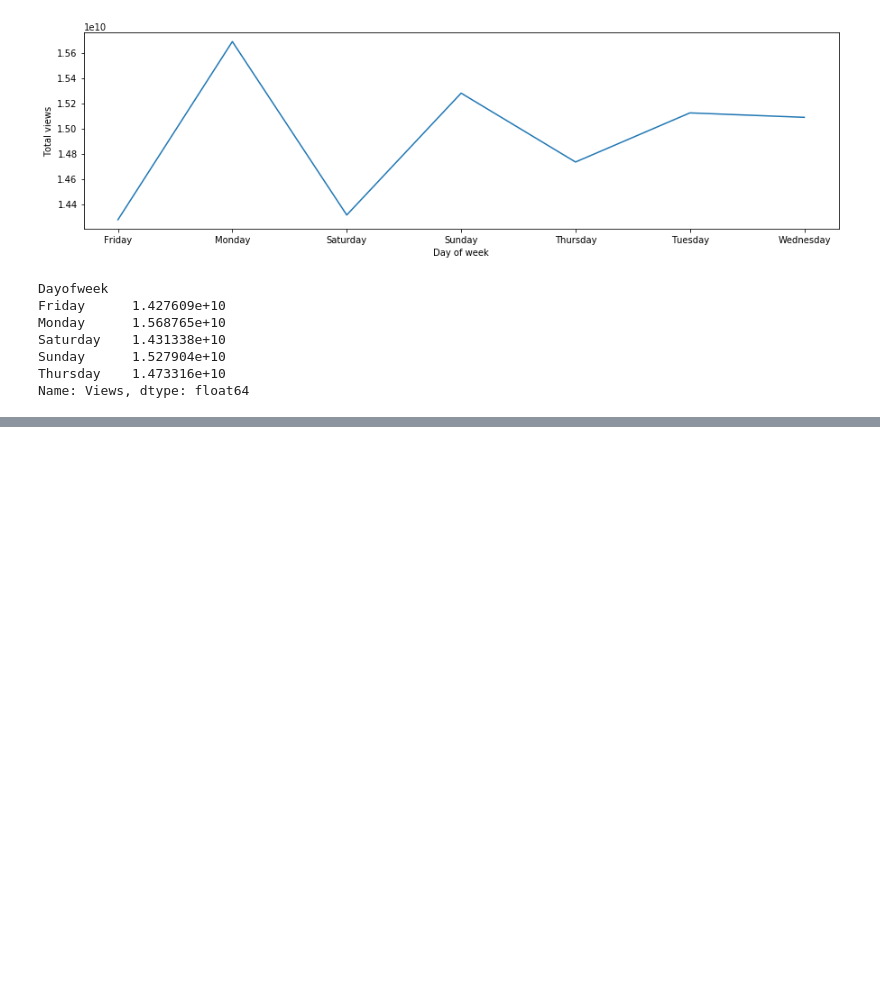
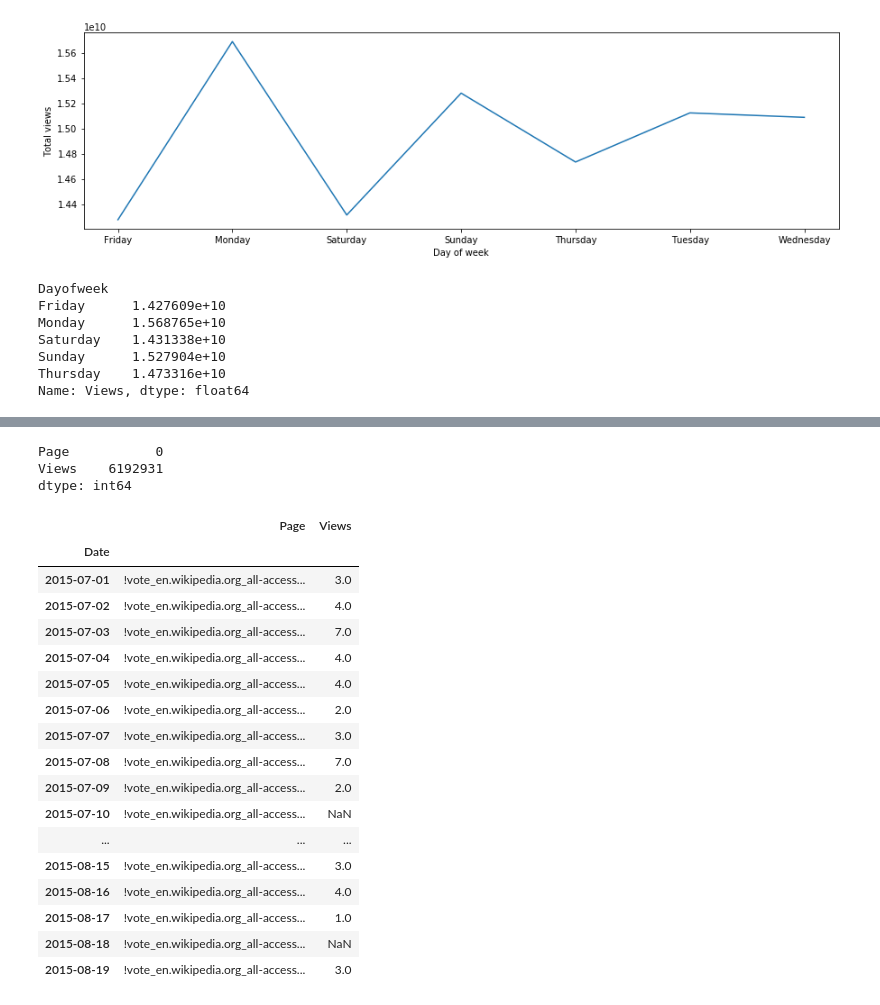
Before and after one commit to Subikshaa/Time-Series-Forecasting-on-Web-Traffic-Dataset, a Jupyter notebook: forecast.ipynb, the cells around one changed output, grey strips where cells are left out. Cells and saved outputs as stored; diff of their text form; code cells hidden in the pictures; blank space fills up the shorter version.

```diff
--- a/forecast.ipynb
+++ b/forecast.ipynb
@@ -160,0 +183,7 @@ Name: Views, dtype: float64
+# %%
+# Number of missing values
+print(df_reshaped.isnull().sum())
+# %% [output]
+Page           0
+Views    6192931
+dtype: int64
@@ -160,0 +192,21 @@ Name: Views, dtype: float64
+# %%
+df_reshaped.head(n=50)
+# %% [output]
+|  | Page | Views |
+| Date |  |  |
+| 2015-07-01 | !vote_en.wikipedia.org_all-access... | 3.0 |
+| 2015-07-02 | !vote_en.wikipedia.org_all-access... | 4.0 |
+| 2015-07-03 | !vote_en.wikipedia.org_all-access... | 7.0 |
+| 2015-07-04 | !vote_en.wikipedia.org_all-access... | 4.0 |
+| 2015-07-05 | !vote_en.wikipedia.org_all-access... | 4.0 |
+| 2015-07-06 | !vote_en.wikipedia.org_all-access... | 2.0 |
+| 2015-07-07 | !vote_en.wikipedia.org_all-access... | 3.0 |
+| 2015-07-08 | !vote_en.wikipedia.org_all-access... | 7.0 |
+| 2015-07-09 | !vote_en.wikipedia.org_all-access... | 2.0 |
+| 2015-07-10 | !vote_en.wikipedia.org_all-access... | NaN |
+| ... | ... | ... |
+| 2015-08-15 | !vote_en.wikipedia.org_all-access... | 3.0 |
+| 2015-08-16 | !vote_en.wikipedia.org_all-access... | 4.0 |
+| 2015-08-17 | !vote_en.wikipedia.org_all-access... | 1.0 |
+| 2015-08-18 | !vote_en.wikipedia.org_all-access... | NaN |
+| 2015-08-19 | !vote_en.wikipedia.org_all-access... | 3.0 |
```
Also changed, not shown: parts of 11 cells of this notebook.
